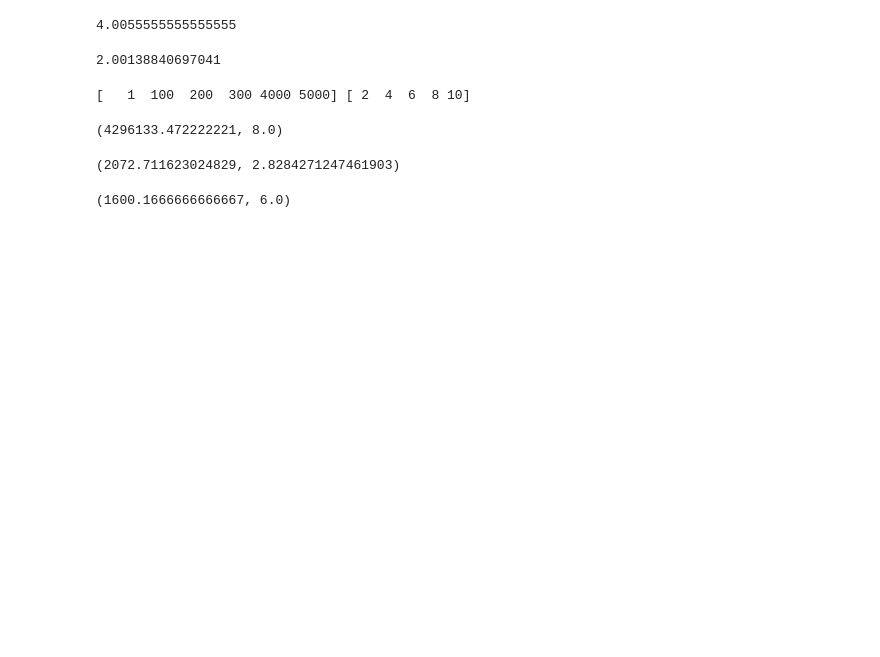
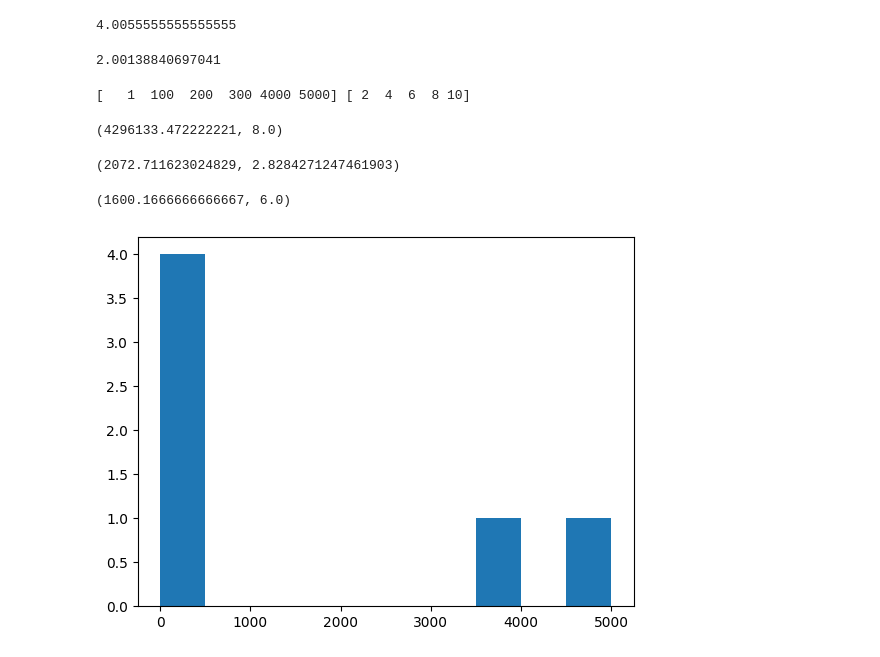
Before and after one commit to danhenriquex/Learning_Data_Science, a Jupyter notebook: numpy/Numpy.ipynb, the cells around one changed output. Drawn from its saved outputs; the diff is of its cells as text; code cells hidden in the pictures; blank space fills up the shorter version.

Commit message:
starting matplotlib section

```diff
--- a/numpy/Numpy.ipynb
+++ b/numpy/Numpy.ipynb
@@ -257,3 +250,11 @@ np.std(high_var_array), np.std(low_var_array)
 np.mean(high_var_array), np.mean(low_var_array)
 # %% [output]
 (1600.1666666666667, 6.0)
+# %%
+%matplotlib inline
+import matplotlib.pyplot as plt
+
+plt.hist(high_var_array)
+plt.show()
+# %% [output]
+[figure, added]
```
Also changed, not shown: parts of 64 cells of this notebook, 5 other files.
